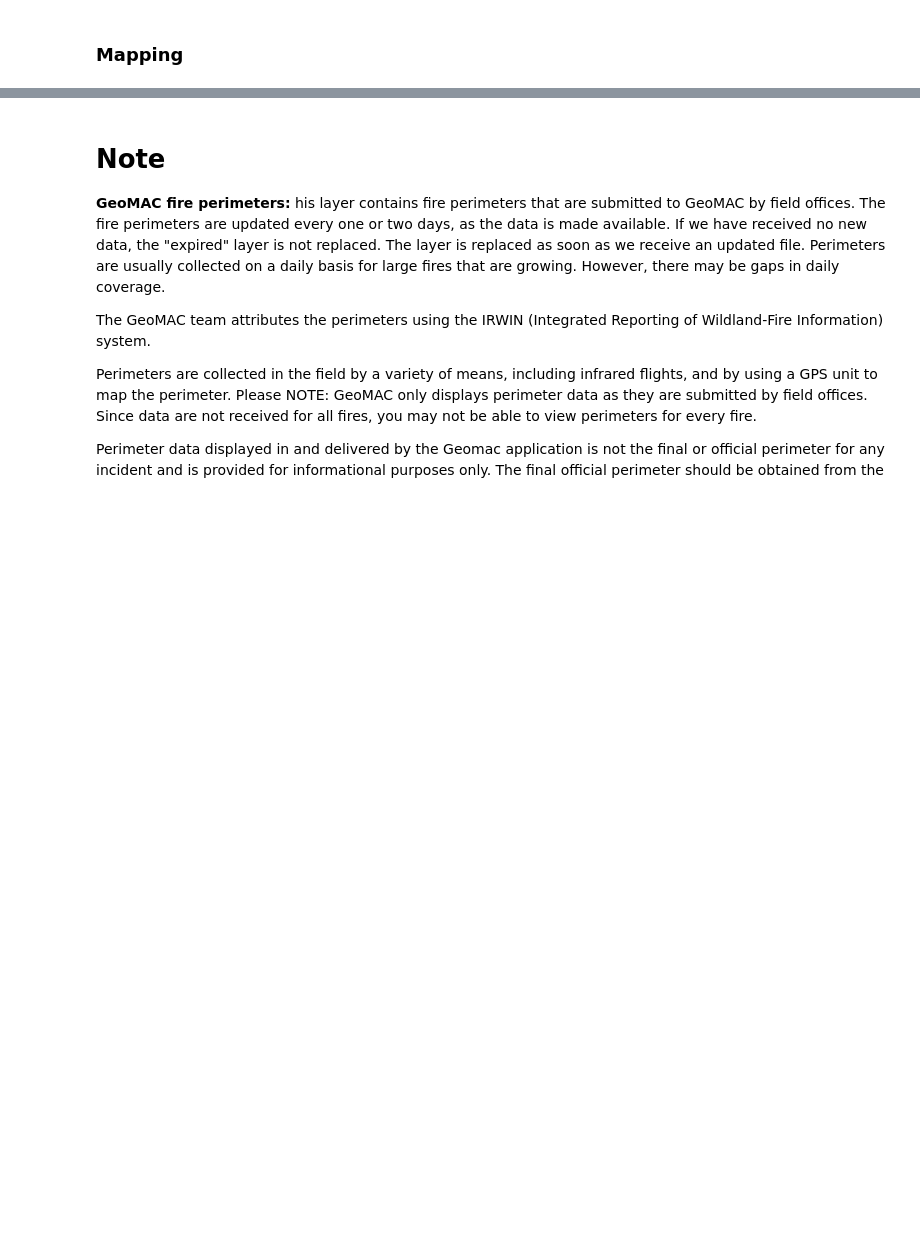
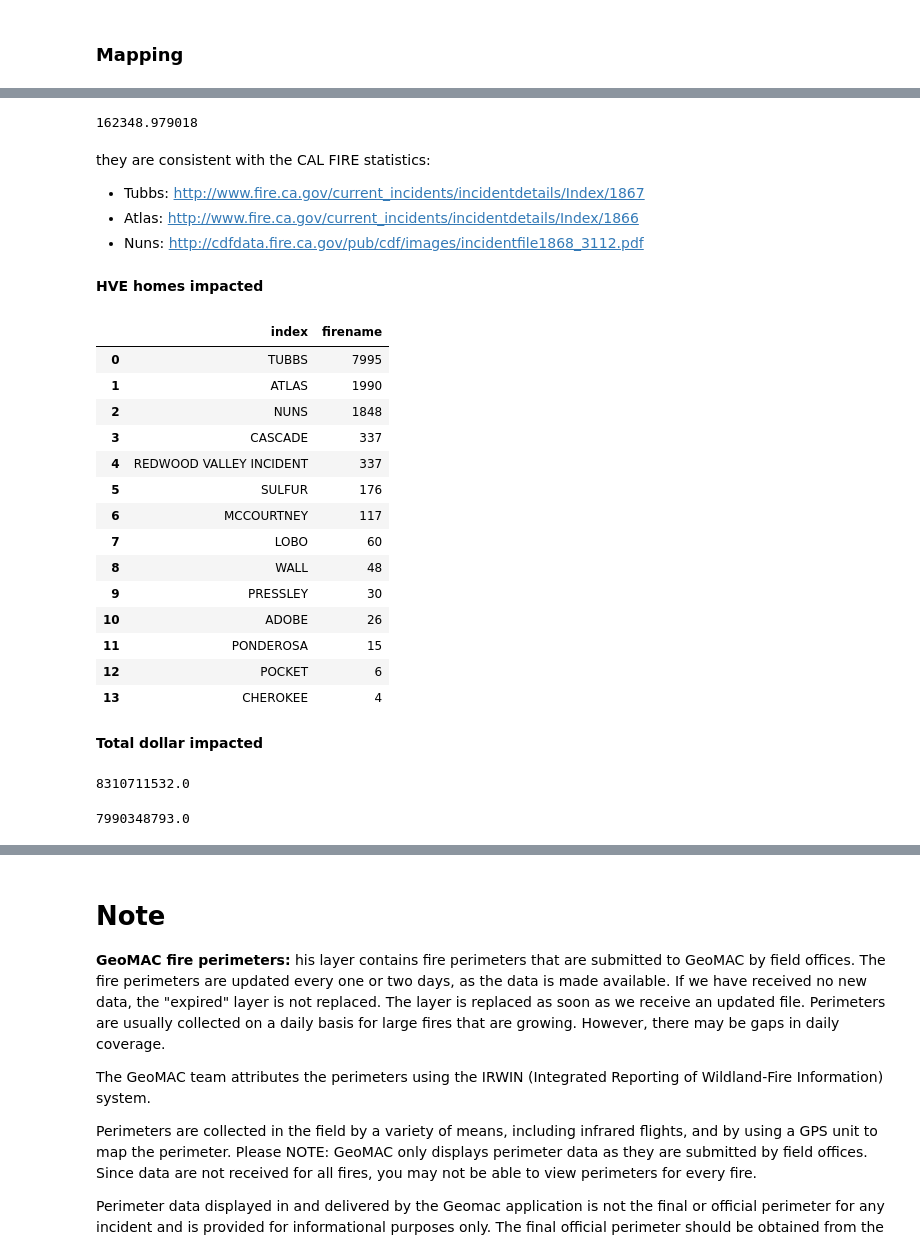
Before and after one commit to jianglong608/cali_fire, a Jupyter notebook: california_fire.ipynb, the cells around one changed output, grey strips where cells are left out. Saved outputs shown, nothing was run; the diff lists cells and outputs as text; code cells hidden in the pictures; blank space fills up the shorter version.

```diff
--- a/california_fire.ipynb
+++ b/california_fire.ipynb
@@ -250,0 +300,40 @@ map_fires(gdfs, saveName='all_fire_5000', saveOnly=True, saveTo='%s/maps' % fold
+# %%
+area_target = target.max_gisacres.sum()
+area_target
+# %% [output]
+162348.979018
+# %% [markdown]
+they are consistent with the CAL FIRE statistics:
++ Tubbs: http://www.fire.ca.gov/current_incidents/incidentdetails/Index/1867
++ Atlas: http://www.fire.ca.gov/current_incidents/incidentdetails/Index/1866
++ Nuns: http://cdfdata.fire.ca.gov/pub/cdf/images/incidentfile1868_3112.pdf
+# %% [markdown]
+**HVE homes impacted**
+# %%
+hve_onfire_rslt.firename.value_counts().reset_index()
+# %% [output]
+|  | index | firename |
+| 0 | TUBBS | 7995 |
+| 1 | ATLAS | 1990 |
+| 2 | NUNS | 1848 |
+| 3 | CASCADE | 337 |
+| 4 | REDWOOD VALLEY INCIDENT | 337 |
+| 5 | SULFUR | 176 |
+| 6 | MCCOURTNEY | 117 |
+| 7 | LOBO | 60 |
+| 8 | WALL | 48 |
+| 9 | PRESSLEY | 30 |
+| 10 | ADOBE | 26 |
+| 11 | PONDEROSA | 15 |
+| 12 | POCKET | 6 |
+| 13 | CHEROKEE | 4 |
+# %% [markdown]
+**Total dollar impacted**
+# %%
+hve_onfire_rslt.mtmsale.sum()
+# %% [output]
+8310711532.0
+# %%
+hve_onfire_rslt[hve_onfire_rslt.firename.isin(target_fires)].mtmsale.sum()
+# %% [output]
+7990348793.0
```
Also changed, not shown: parts of 12 cells of this notebook.
